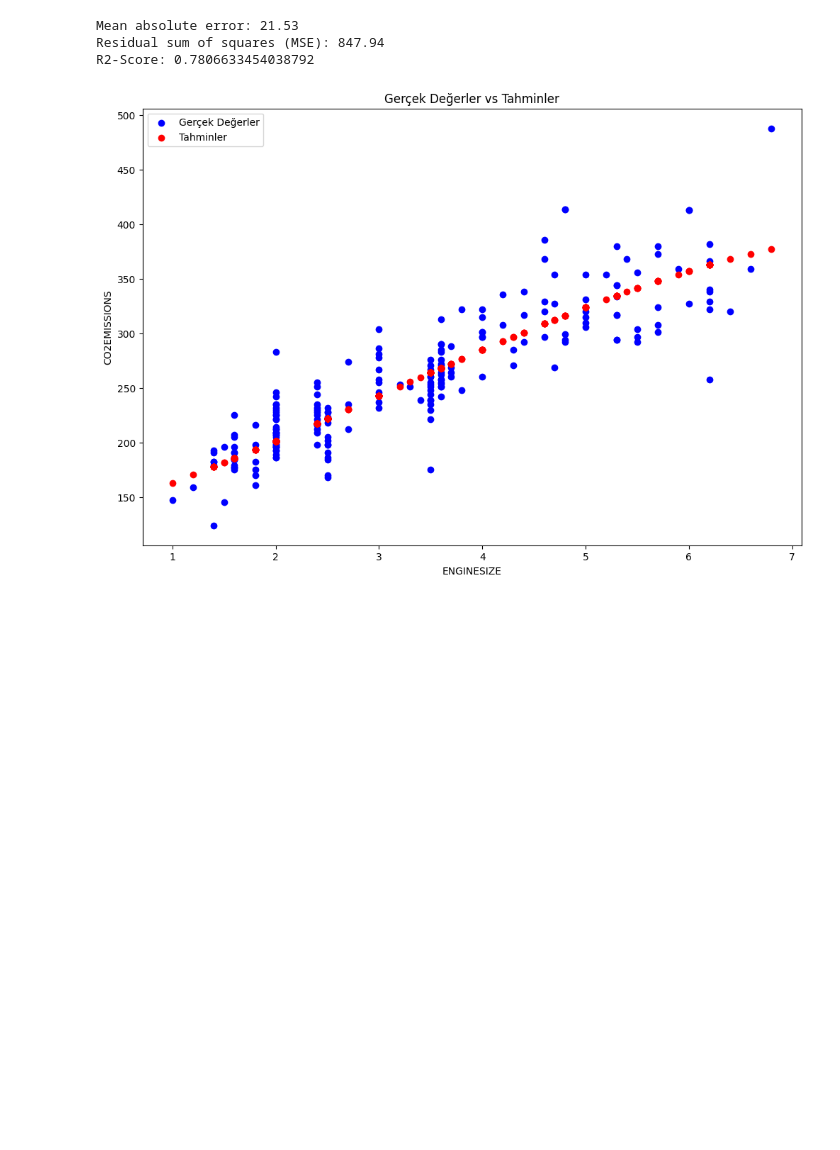
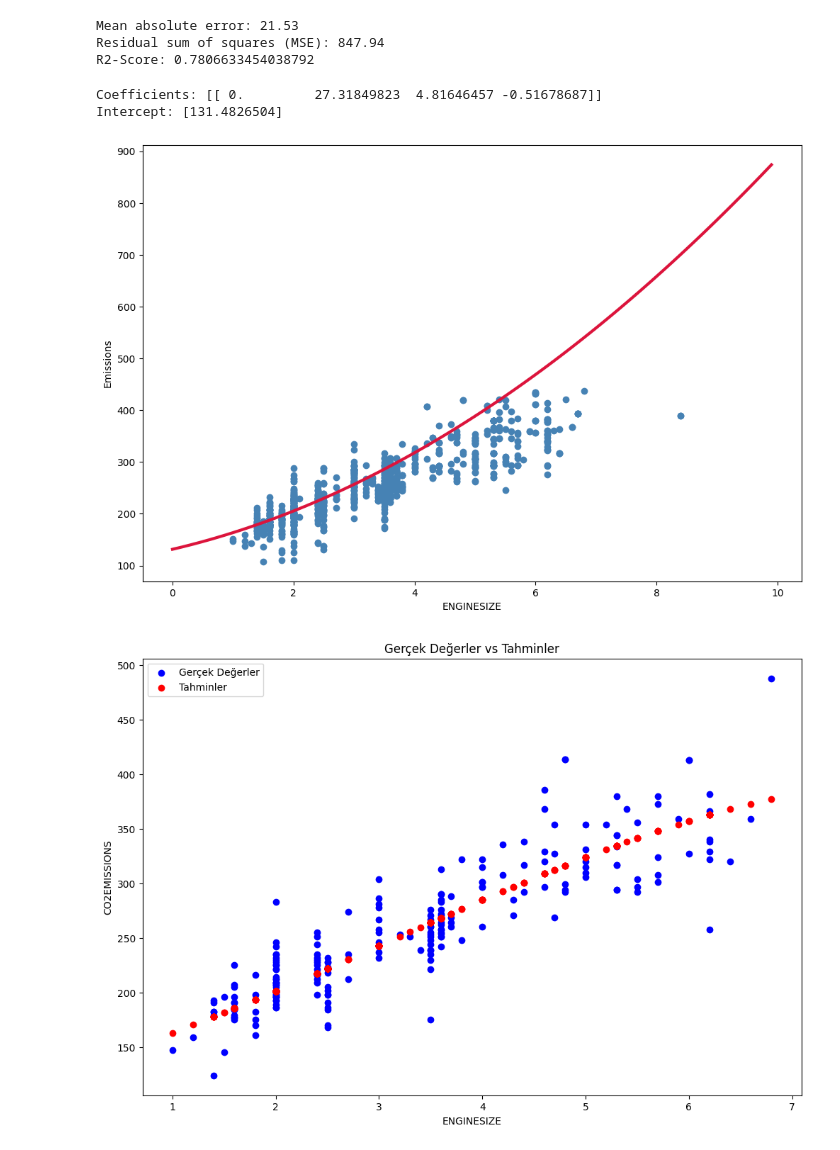
Before and after one commit to zekiye-kart/data-science, a Jupyter notebook: week-7/7-polynomial-regression.ipynb, the cells around one changed output. Drawn from its saved outputs; the diff is of its cells as text; code cells hidden in the pictures; blank space fills up the shorter version.

```diff
--- a/week-7/7-polynomial-regression.ipynb
+++ b/week-7/7-polynomial-regression.ipynb
@@ -172,6 +172,22 @@ print(f"R2-Score: {r2_score(test_y,test_y_)}")
 Mean absolute error: 21.53
 Residual sum of squares (MSE): 847.94
 R2-Score: 0.7806633454038792
+# %%
+print("Coefficients:", model.coef_)
+print("Intercept:", model.intercept_)
+# %% [output]
+Coefficients: [[ 0.         27.31849823  4.81646457 -0.51678687]]
+Intercept: [131.4826504]
+# %%
+plt.scatter(train.ENGINESIZE, train.CO2EMISSIONS, color="steelblue")
+XX = np.arange(0.0, 10.0, 0.1)
+yy = model.intercept_[0] + model.coef_[0][1] * XX + model.coef_[0][2] * np.power(XX, 2)
+plt.plot(XX, yy, "crimson", linewidth=3)
+plt.xlabel("ENGINESIZE")
+plt.ylabel("Emissions")
+plt.show()
+# %% [output]
+[figure, added]
 # %%
 
 plt.scatter(test_x, test_y, color='blue', label='Gerçek Değerler')  # Gerçek değerler
```
